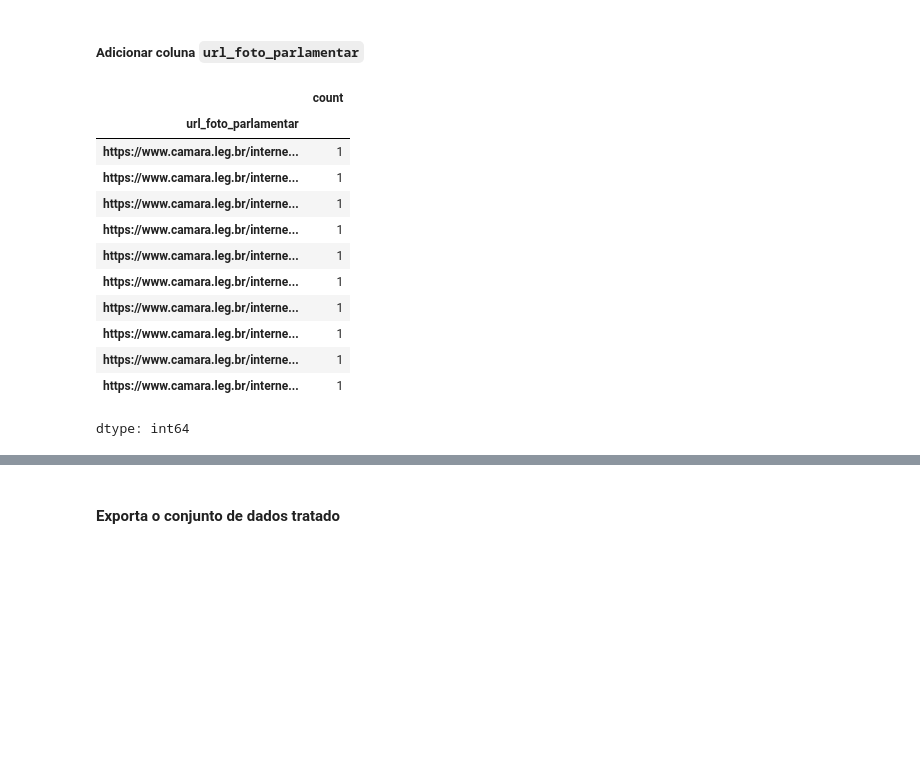
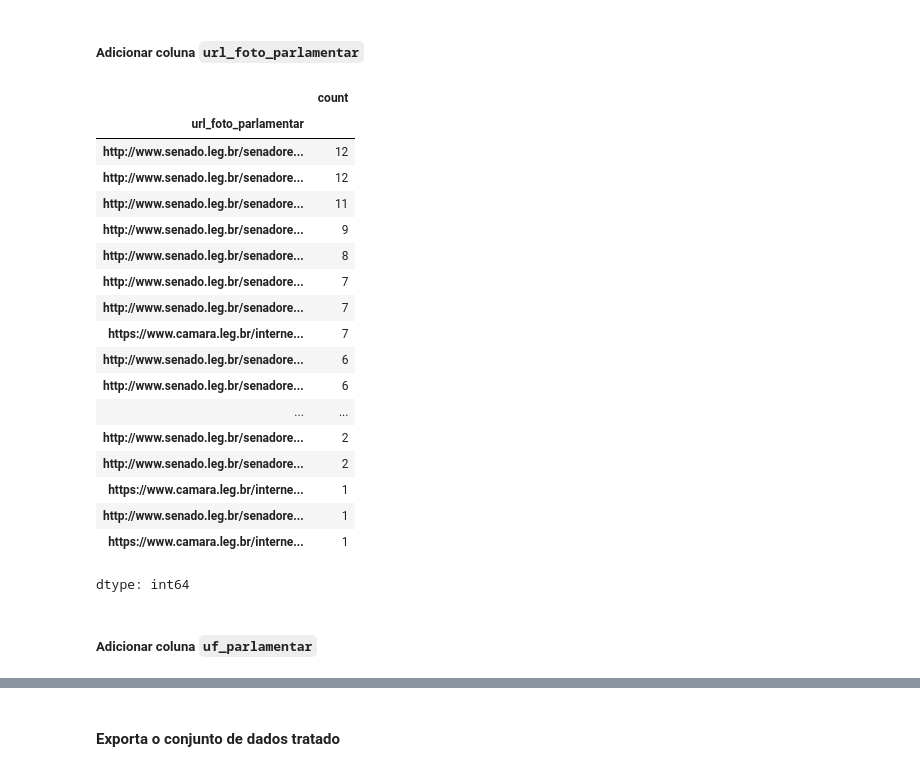
Before and after one commit to halisson-gomides/bootcamps, a Jupyter notebook: MGI_2025/API_especiais_consumindo_dados.ipynb, the cells around one changed output, grey strips where cells are left out. Drawn from its saved outputs; the diff is of its cells as text; code cells hidden in the pictures; blank space fills up the shorter version.

```diff
--- a/MGI_2025/API_especiais_consumindo_dados.ipynb
+++ b/MGI_2025/API_especiais_consumindo_dados.ipynb
@@ -380,6 +397,7 @@ print("Total de registros:", len(df_sen_parlamentares))
 df_sen_parlamentares = df_sen_parlamentares.explode('Mandatos.Mandato')
 print("Total de registros:", len(df_sen_parlamentares))
 df_sen_parlamentares.columns = df_sen_parlamentares.columns.str.split('.').str[-1]
+df_sen_parlamentares.rename(columns={'UfParlamentar': 'UfPessoal'}, inplace=True)
 df_sen_parlamentares = df_sen_parlamentares.reset_index(drop=True)
 df_sen_parlamentares.head()
 # %% [output]
@@ -469,5 +491,5 @@ else:
 # %%
 # Concatena os dois conjuntos de dados de Senadores
 
-df_todos_senadores = pd.concat([df_senadores, df_senadores_afastados])
-df_todos_senadores.head()
+# df_todos_senadores = pd.concat([df_senadores, df_senadores_afastados])
+# df_todos_senadores.head()
@@ -529,10 +546,9 @@ df_todos_senadores['nome_tratado'] = df_todos_senadores['NomeParlamentar'].apply
 # %%
 df_paes = df_paes_raw.copy()
 # %%
-# Converte o a coluna 'ano_plano_acao' para numérico e filtra > 2022
+# Converte o a coluna 'ano_plano_acao' para numérico
 
 df_paes['ano_plano_acao'] = pd.to_numeric(df_paes['ano_plano_acao'], errors='coerce')
-df_paes = df_paes.loc[df_paes['ano_plano_acao']>2022].copy()
 df_paes['ano_plano_acao'].unique()
 # %% [output]
 array([2023, 2024])
@@ -637,18 +673,26 @@ df_paes['url_foto_parlamentar'] = df_paes['nome_parlamentar_tratado'].apply(incl
 # %%
 # Validações
 
-df_paes.loc[df_paes['tipo_parlamentar'] == 'Deputado', 'url_foto_parlamentar'].value_counts(dropna=False).tail(10)
+df_paes.loc[df_paes['tipo_parlamentar'] == 'Senador', 'url_foto_parlamentar'].value_counts(dropna=False).tail(20)
 # %% [output]
 |  | count |
 | url_foto_parlamentar |  |
+| http://www.senado.leg.br/senadore... | 12 |
+| http://www.senado.leg.br/senadore... | 12 |
+| http://www.senado.leg.br/senadore... | 11 |
+| http://www.senado.leg.br/senadore... | 9 |
+| http://www.senado.leg.br/senadore... | 8 |
+| http://www.senado.leg.br/senadore... | 7 |
+| http://www.senado.leg.br/senadore... | 7 |
+| https://www.camara.leg.br/interne... | 7 |
+| http://www.senado.leg.br/senadore... | 6 |
+| http://www.senado.leg.br/senadore... | 6 |
+| ... | ... |
+| http://www.senado.leg.br/senadore... | 2 |
+| http://www.senado.leg.br/senadore... | 2 |
 | https://www.camara.leg.br/interne... | 1 |
+| http://www.senado.leg.br/senadore... | 1 |
 | https://www.camara.leg.br/interne... | 1 |
-| https://www.camara.leg.br/interne... | 1 |
-| https://www.camara.leg.br/interne... | 1 |
-| https://www.camara.leg.br/interne... | 1 |
-| https://www.camara.leg.br/interne... | 1 |
-| https://www.camara.leg.br/interne... | 1 |
-| https://www.camara.leg.br/interne... | 1 |
-| https://www.camara.leg.br/interne... | 1 |
-| https://www.camara.leg.br/interne... | 1 |
 dtype: int64
+# %% [markdown]
+##### Adicionar coluna `uf_parlamentar`
```
Also changed, not shown: parts of 11 cells of this notebook.
